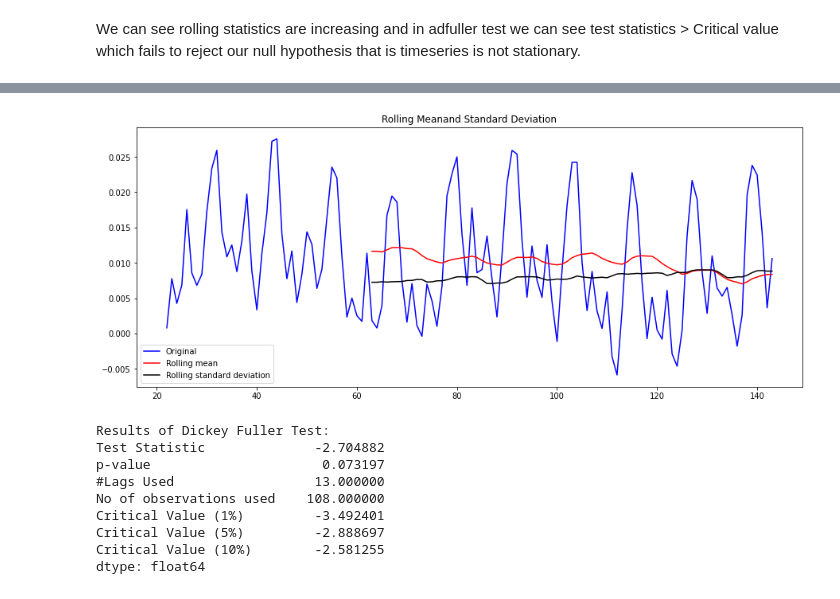
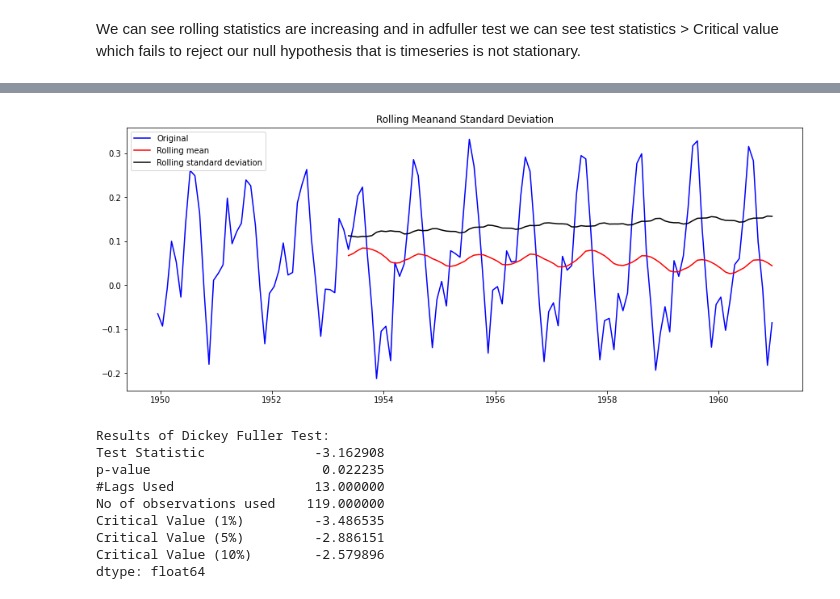
Before and after one commit to nina96/Time-series, a Jupyter notebook: air-passenger.ipynb, the cells around one changed output, grey strips where cells are left out. Drawn from its saved outputs; the diff is of its cells as text; code cells hidden in the pictures.

Commit message:
Kaggle Notebook | Air Passenger | Version 3

```diff
--- a/air-passenger.ipynb
+++ b/air-passenger.ipynb
@@ -117,3 +138,7 @@ df_air.describe()
 | 50% | 265.500000 |
 | 75% | 360.500000 |
 | max | 622.000000 |
+# %%
+df_air['Month']=df_air['Month'].apply(lambda x: dt(int(x[:4]), int(x[5:]),15))
+df_air= df_air.set_index('Month')
+df_air.head()
@@ -119,0 +159,5 @@ df_air.describe()
+# %%
+import math
+ts= df_air['#Passengers']
+ts_log=np.log(ts)
+sns.histplot(ts_log, kde=True)
@@ -195,0 +226,10 @@ ts_log_mv_diff.plot()
+# %%
+#Now when we move to second objective that is to stationarize the timeseries.
+movingAvg= ts_log.rolling(window=12).mean()
+movingStd=ts_log.rolling(window=12).std()
+plt.plot(ts_log)
+plt.plot(movingAvg, color='Red', label='Rolling mean')
+#plt.plot(movingStd, color='Black', label='Rolling std')
+plt.title('Rolling Mean and standard deviation')
+plt.legend(loc='best')
+plt.show()
@@ -195,0 +238,5 @@ ts_log_mv_diff.plot()
+# %%
+#check_station(ts_log_mv_diff)
+ts_log_diff= ts_log- movingAvg
+ts_log_diff.dropna(inplace=True)
+ts_log_diff.head(10)
@@ -196,13 +256,13 @@ ts_log_mv_diff.plot()
 # %%
-check_station(ts_log_mv_diff)
+check_station(ts_log_diff)
 # %% [output]
-[figure, old version]
+[figure, new version]
 Results of Dickey Fuller Test:
-Test Statistic              -2.704882
-p-value                      0.073197
+Test Statistic              -3.162908
+p-value                      0.022235
 #Lags Used                  13.000000
-No of observations used    108.000000
-Critical Value (1%)         -3.492401
-Critical Value (5%)         -2.888697
-Critical Value (10%)        -2.581255
+No of observations used    119.000000
+Critical Value (1%)         -3.486535
+Critical Value (5%)         -2.886151
+Critical Value (10%)        -2.579896
 dtype: float64
```
Also changed, not shown: parts of 20 cells of this notebook.
